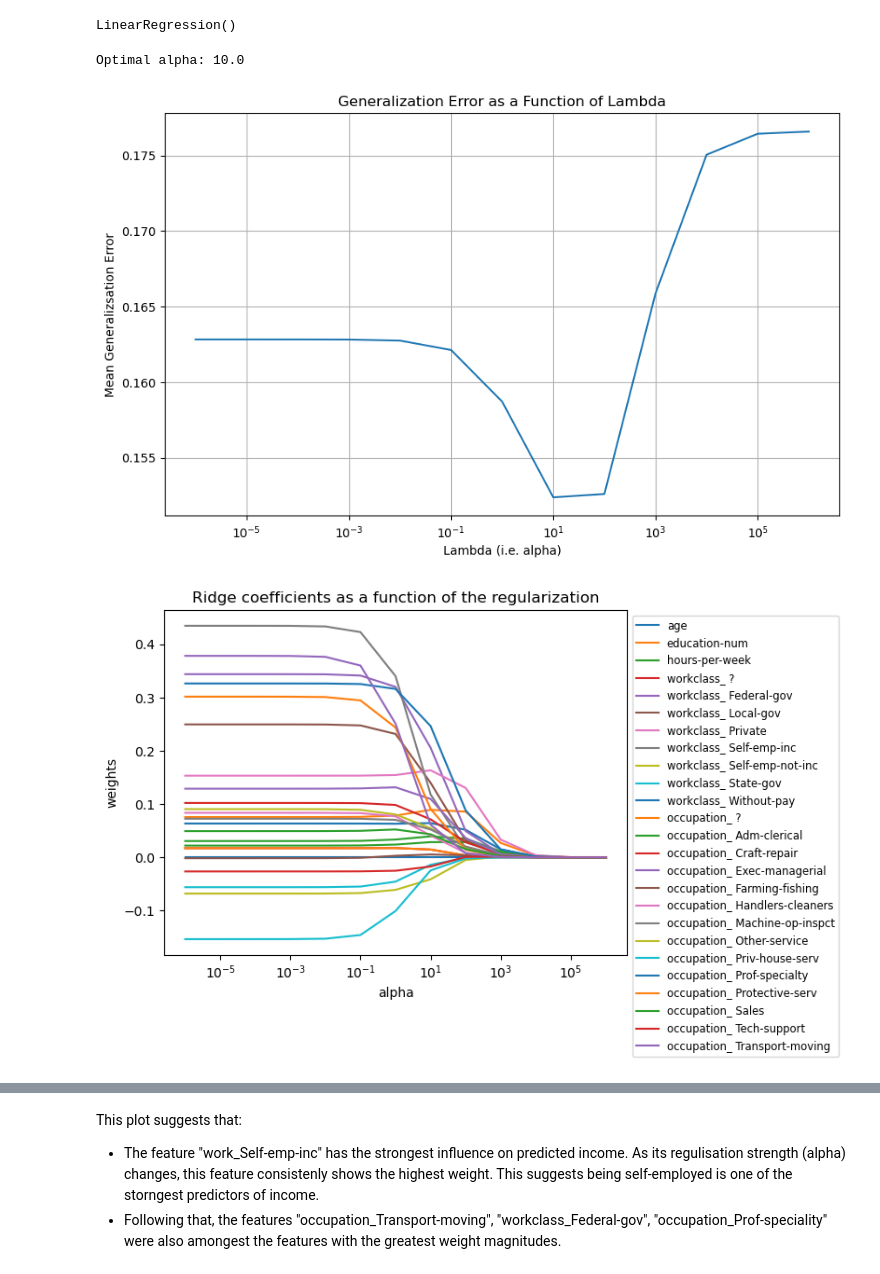
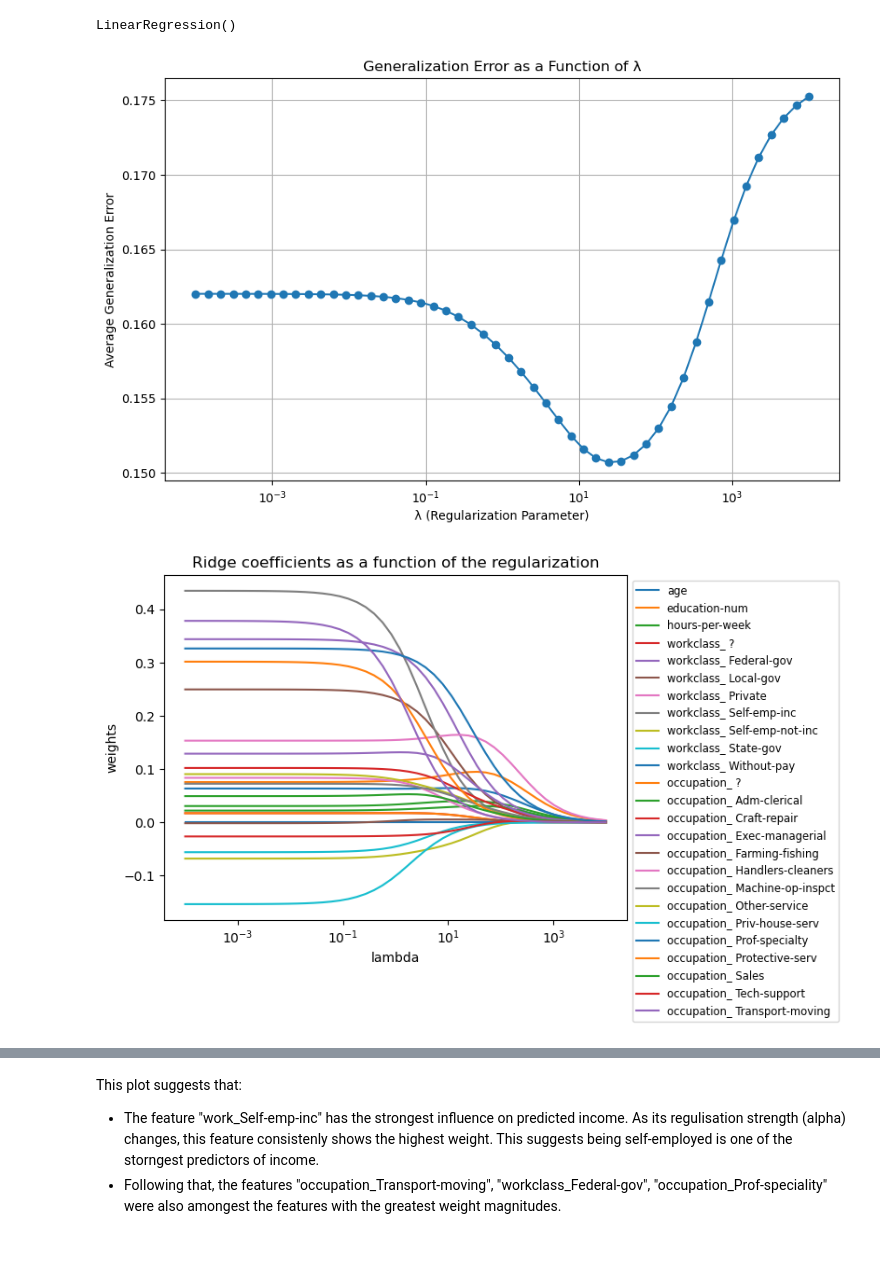
Before and after one commit to jennifer-dtu-2023/02450_project2, a Jupyter notebook: 2023-10-16_jennifer_regression_linear/linear_regression.ipynb, the cells around one changed output, grey strips where cells are left out. Saved outputs shown, nothing was run; the diff lists cells and outputs as text; code cells hidden in the pictures.

Commit message:
Updated with 10-fold cross-validation

```diff
--- a/2023-10-16_jennifer_regression_linear/linear_regression.ipynb
+++ b/2023-10-16_jennifer_regression_linear/linear_regression.ipynb
@@ -60,45 +60,39 @@ model = LinearRegression()
 model.fit(independent_train_df, dependent_train_df)
 # %% [output]
 LinearRegression()
-# %%
-# L2 regularisation (Ridge linear regression).
-
-# Creating a range of lambda (alpha) values
-alphas = np.logspace(-6, 6, 13)    # to get values rangeing from 10^-6 to 10^6.
-
-# Initiate RidgeCV to perform 10-fold cross-validation
-ridge = RidgeCV(alphas=alphas, store_cv_values=True)
-
-# Fit the RidgeCV model
-ridge.fit(independent_train_df, dependent_train_df)
-
-# Find the average generalisation error for each alpha
-# Using squeez to remove dimensions of size 1.
-mean_errors = np.mean(np.squeeze(ridge.cv_values_), axis=0)
-
-# Look for the optimal alpha value
-optimal_alpha = ridge.alpha_
-
-print(f"Optimal alpha: {optimal_alpha}")
-# %% [output]
-Optimal alpha: 10.0
+# %%
+# L2 regularisation (Ridge linear regression).
+
+# Setting up lamda values and initialising an empty list of mean errors
+lambda_values = np.logspace(-4, 4, 50)
+mean_errors = []
+
+# 10-Fold Cross-Validation for each lambda value:
+for lambda_value in lambda_values:
+    ridge = Ridge(alpha=lambda_value)
+    scores = cross_val_score(ridge,
+                             independent_train_df,
+                             dependent_train_df,
+                             cv=10,
+                             scoring='neg_mean_squared_error')
+    mean_errors.append(-np.mean(scores))
 # %%
-# Plotting the generalisation errors against lambda values
+# Plotting the average generalisation error against the regularisation parameter
 plt.figure(figsize=(10, 6))
-plt.semilogx(alphas, mean_errors)    # log-scale used on x-axis
-plt.xlabel("Lambda (i.e. alpha)")
-plt.ylabel("Mean Generalizsation Error")
-plt.title("Generalization Error as a Function of Lambda")
+plt.semilogx(lambda_values, mean_errors, marker='o')
+plt.xlabel('λ (Regularization Parameter)')
+plt.ylabel('Average Generalization Error')
+plt.title('Generalization Error as a Function of λ')
 plt.grid(True)
 plt.show()
 # %% [output]
-[figure, old version]
+[figure, new version]
 # %%
 # Comparing the model coefficients to understand the effect of individual
 # features on the predicted income.
 coefs = []
-for a in alphas:
-    ridge = Ridge(alpha=a, fit_intercept=False)
+for lambda_value in lambda_values:
+    ridge = Ridge(alpha=lambda_value, fit_intercept=False)
     ridge.fit(independent_train_df, dependent_train_df)
     coefs.append(ridge.coef_)
 
@@ -107,16 +101,16 @@ ax = plt.gca()
 features = independent_train_df.columns
 
 for idx, feature in enumerate(features):
-    ax.plot(alphas, np.array(np.squeeze(coefs))[:, idx], label=feature)
+    ax.plot(lambda_values, np.array(np.squeeze(coefs))[:, idx], label=feature)
 
 ax.set_xscale("log")
 ax.set_xlim(ax.get_xlim()[::1])  # reverse the axis
-plt.xlabel("alpha")
+plt.xlabel("lambda")
 plt.ylabel("weights")
 plt.title("Ridge coefficients as a function of the regularization")
 plt.legend(loc="best", bbox_to_anchor=(1, 1), fontsize='small')  #Adding a legend
 plt.axis("tight")
 plt.show()
 # %% [output]
-[figure, old version]
+[figure, new version]
 # %% [markdown]
```
Also changed, not shown: parts of 2 cells of this notebook.
